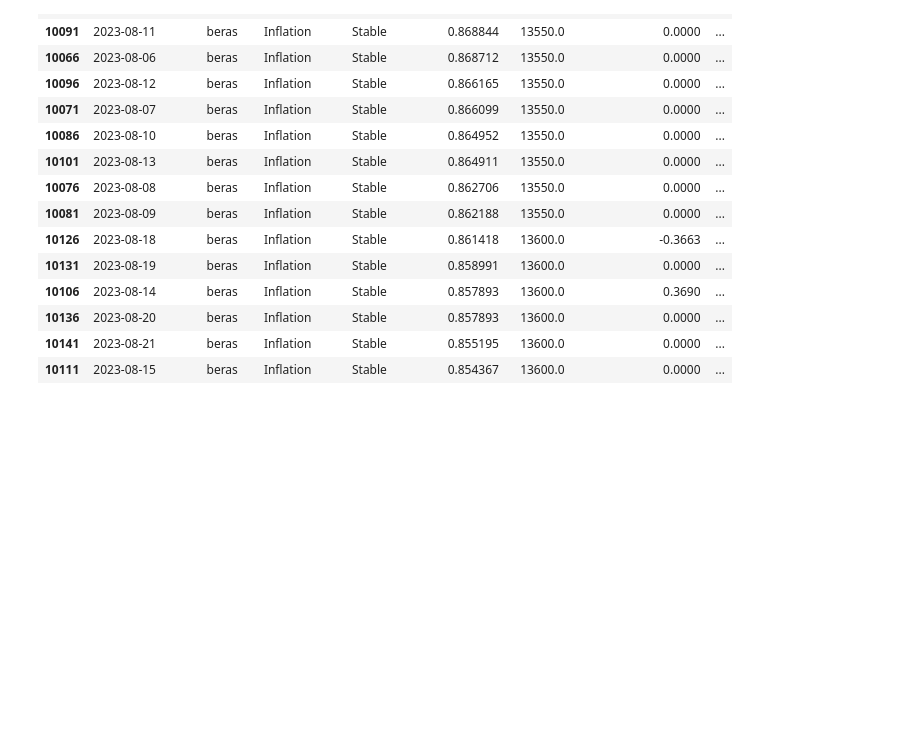
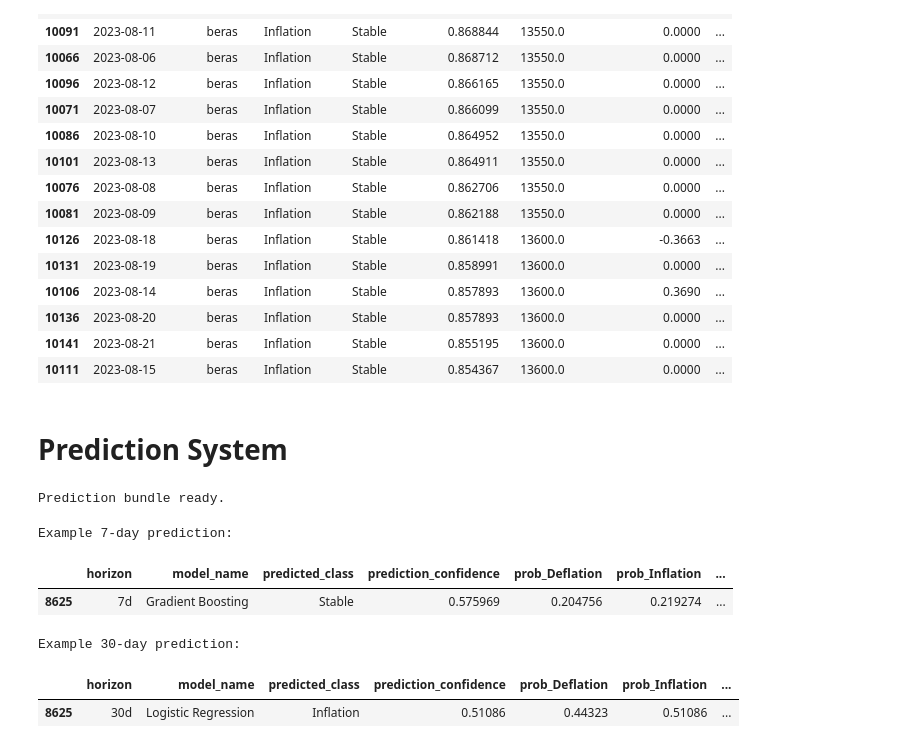
Before and after one commit to Cara-Notte/Mercatorie, a Jupyter notebook: notebooks/ml_notebook.ipynb, the cells around one changed output. Drawn from its saved outputs; the diff is of its cells as text; code cells hidden in the pictures; blank space fills up the shorter version.

```diff
--- a/notebooks/ml_notebook.ipynb
+++ b/notebooks/ml_notebook.ipynb
@@ -2554,3 +2554,36 @@ Top 15 high-confidence wrong predictions — 30-day v2
 | 10136 | 2023-08-20 | beras | Inflation | Stable | 0.857893 | 13600.0 | 0.0000 | ... |
 | 10141 | 2023-08-21 | beras | Inflation | Stable | 0.855195 | 13600.0 | 0.0000 | ... |
 | 10111 | 2023-08-15 | beras | Inflation | Stable | 0.854367 | 13600.0 | 0.0000 | ... |
+# %% [markdown]
+# Prediction System
+# %%
+# refit
+predict_model_7d = Pipeline([
+    ("preprocess", clone(tree_preprocessor_dense)),
+    ("model", GradientBoostingClassifier(random_state=42))
+])
+
+predict_model_30d = Pipeline([
+    ("preprocess", clone(linear_preprocessor_dense)),
+    ("model", LogisticRegression(max_iter=2000, random_state=42))
+])
+
+predict_model_7d.fit(X_train, y7_train)
+predict_model_30d.fit(X_train_v2, y30_train_v2)
+
+prediction_bundle = {
+    "7d": {
+        "model_name": "Gradient Boosting",
+        "target_name": "target_7d_class",
+        "model": predict_model_7d
+    },
+    "30d": {
+        "model_name": "Logistic Regression",
+        "target_name": "target_30d_class_v2",
+        "model": predict_model_30d
+    }
+}
+
+print("Prediction bundle ready.")
+# %% [output]
+Prediction bundle ready.
@@ -2556,0 +2663,19 @@ Top 15 high-confidence wrong predictions — 30-day v2
+# %%
+# example using 1st validation set row
+example_row = X_valid.iloc[[0]].copy()
+
+pred_example_7d = predict_inflation(example_row, horizon="7d")
+pred_example_30d = predict_inflation(example_row, horizon="30d")
+
+print("Example 7-day prediction:")
+display(pred_example_7d)
+
+print("Example 30-day prediction:")
+display(pred_example_30d)
+# %% [output]
+Example 7-day prediction:
+|  | horizon | model_name | predicted_class | prediction_confidence | prob_Deflation | prob_Inflation | ... |
+| 8625 | 7d | Gradient Boosting | Stable | 0.575969 | 0.204756 | 0.219274 | ... |
+Example 30-day prediction:
+|  | horizon | model_name | predicted_class | prediction_confidence | prob_Deflation | prob_Inflation | ... |
+| 8625 | 30d | Logistic Regression | Inflation | 0.51086 | 0.44323 | 0.51086 | ... |
```
Also changed, not shown: parts of 5 cells of this notebook.
